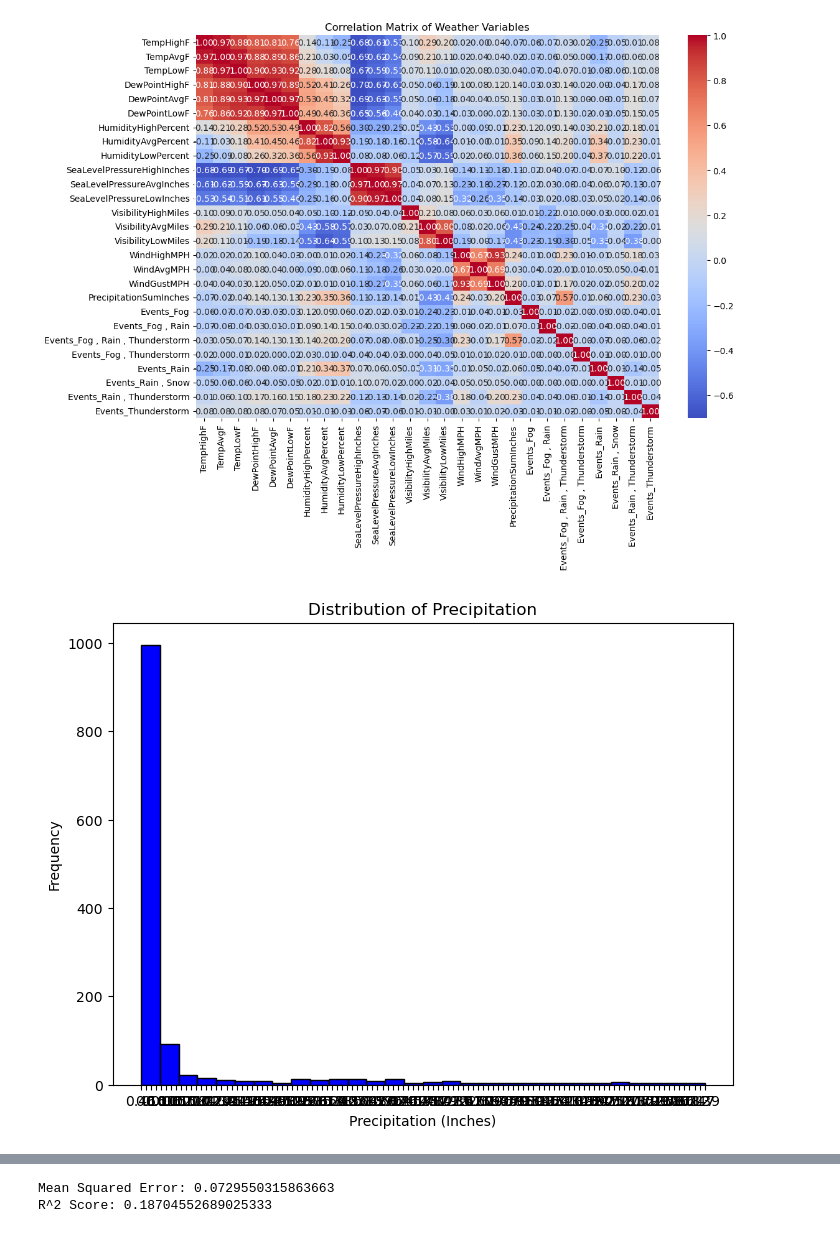
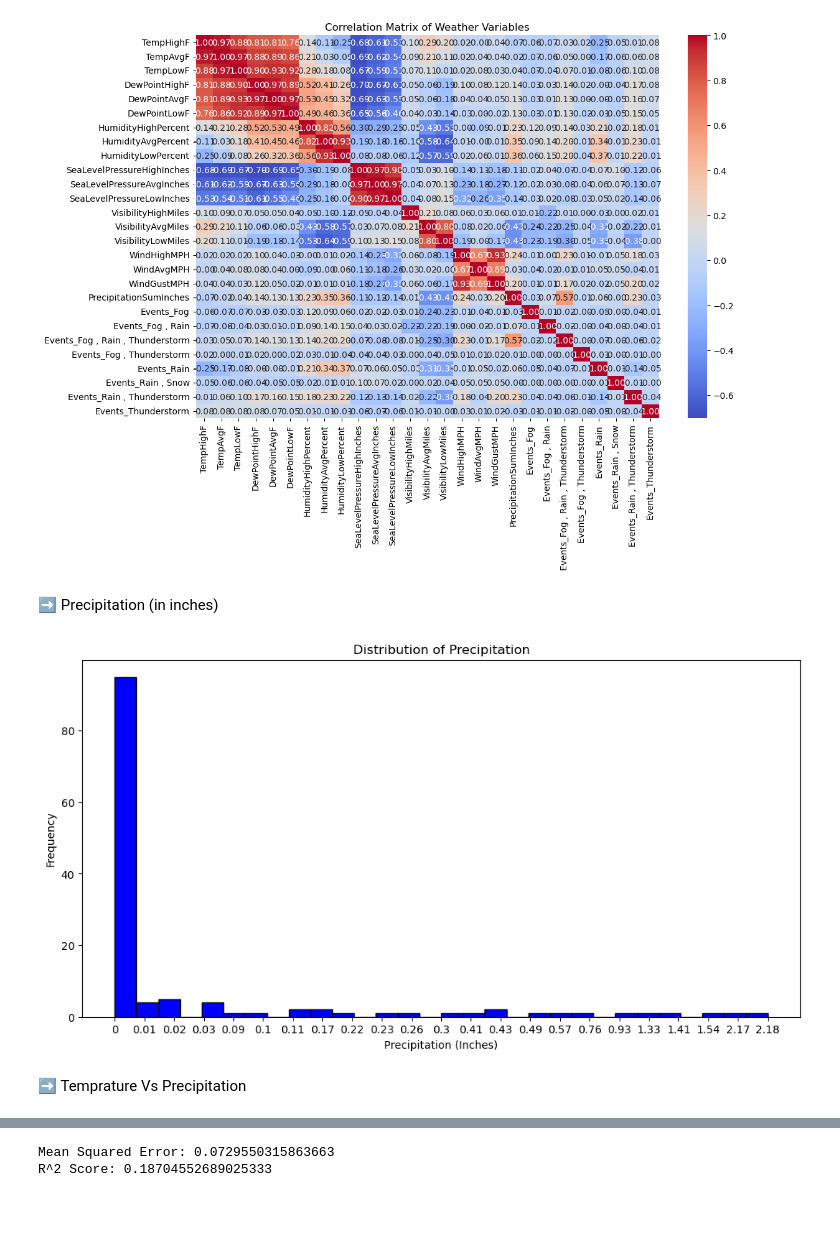
Before and after one commit to abhinavkumar2369/Rainfall-Prediction-Model-Scikit, a Jupyter notebook: prediction_model.ipynb, the cells around one changed output, grey strips where cells are left out. Saved outputs shown, nothing was run; the diff lists cells and outputs as text; code cells hidden in the pictures.

```diff
--- a/prediction_model.ipynb
+++ b/prediction_model.ipynb
@@ -9,7 +9,7 @@ from sklearn.linear_model import LinearRegression
 # %% [markdown]
 ➡️ Importing the dataset
 # %%
-df = pd.read_csv('austin_weather.csv')
+df = pd.read_csv('weather_data.csv')
 # %%
 df.info()
 # %% [output]
@@ -163,16 +162,27 @@ plt.title('Correlation Matrix of Weather Variables')
 plt.show()
 # %% [output]
 [figure]
+# %% [markdown]
+➡️ Precipitation (in inches)
 # %%
 # Plot distribution of Precipitation
 
-plt.figure(figsize=(8, 6))
-plt.hist(df['PrecipitationSumInches'], bins=30, color='blue', edgecolor='black')
+plt.figure(figsize=(12, 6))
+
+sampled_df = df.sample(frac=0.1, random_state=42)
+
+# Sort by PrecipitationSumInches in ascending order
+sampled_df = sampled_df.sort_values(by='PrecipitationSumInches')
+
+plt.hist(sampled_df['PrecipitationSumInches'], bins=30, color='blue', edgecolor='black')
 plt.title('Distribution of Precipitation')
 plt.xlabel('Precipitation (Inches)')
+
 plt.ylabel('Frequency')
 plt.show()
 # %% [output]
-[figure, old version]
+[figure, new version]
+# %% [markdown]
+➡️ Temprature Vs Precipitation
 # %%
 # Temperature vs Precipitation
```
Also changed, not shown: parts of 6 cells of this notebook.
